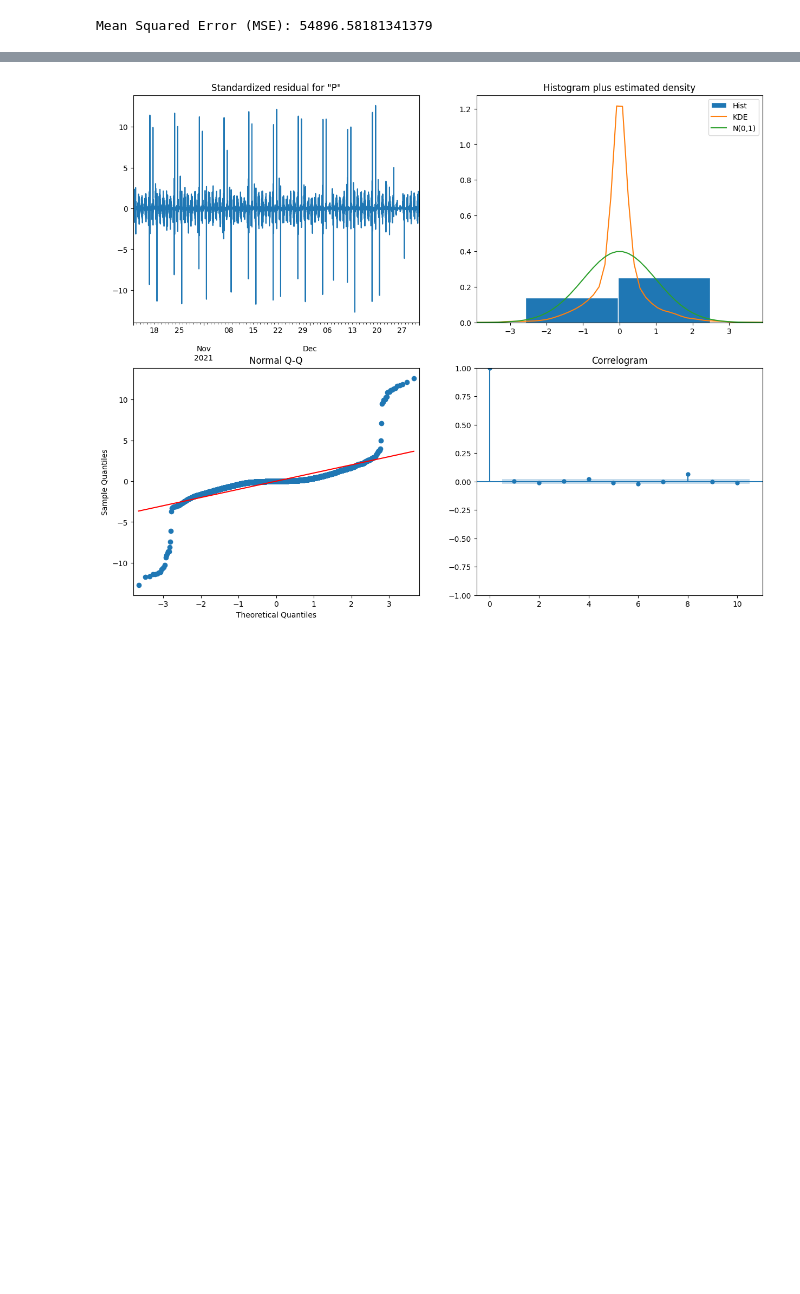
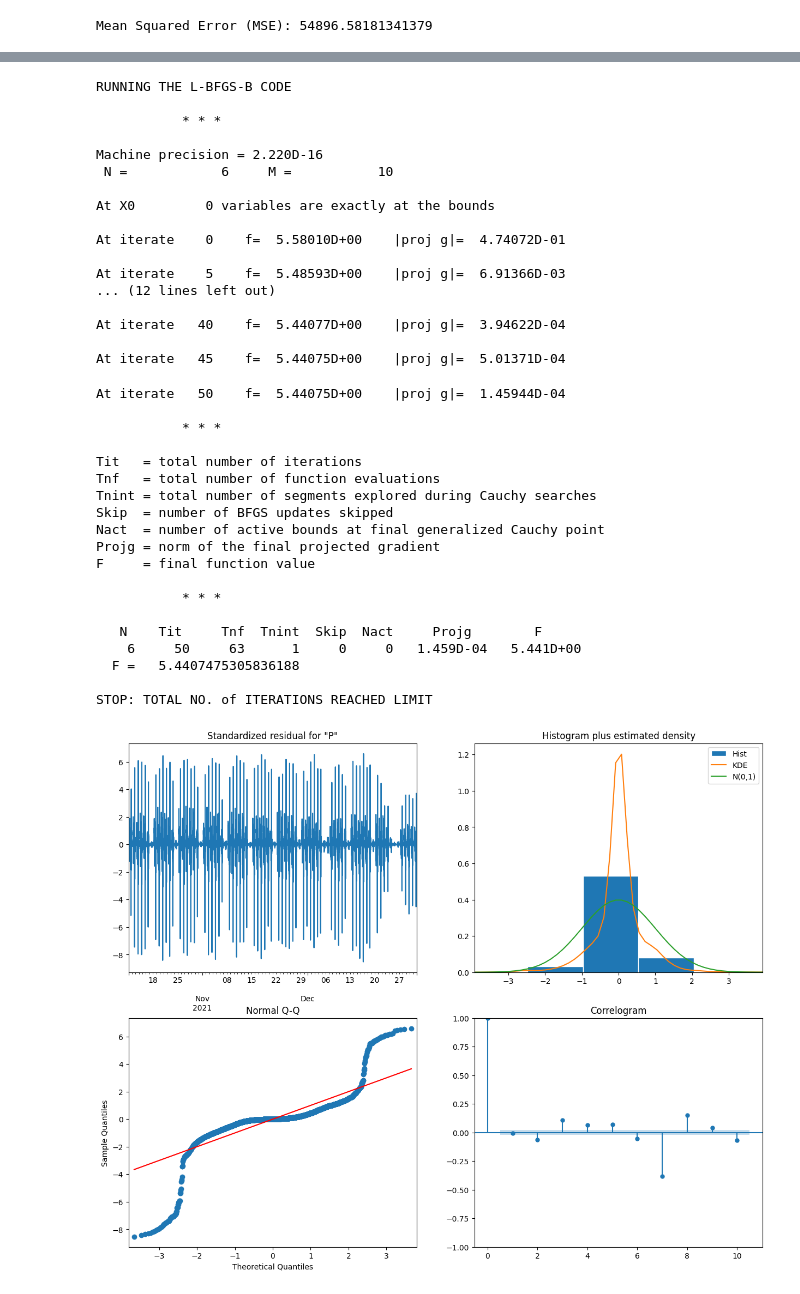
Before and after one commit to vsjostro/parking-prediction, a Jupyter notebook: arima/sarima.ipynb, the cells around one changed output, grey strips where cells are left out. Cells and saved outputs as stored; diff of their text form; code cells hidden in the pictures; blank space fills up the shorter version.

```diff
--- a/arima/sarima.ipynb
+++ b/arima/sarima.ipynb
@@ -243,9 +332,9 @@ df['is_holiday'] = df['is_holiday'].astype(int)
 
 # Seasonal decomposition
 # Since the data is already in 15-minute intervals, we'll directly decompose it
-decomposition = seasonal_decompose(df['Parkings'], model='additive', period=96)  # 96 periods in a day (24 hours * 4 quarters)
-decomposition.plot()
-plt.show()
+#decomposition = seasonal_decompose(df['Parkings'], model='additive', period=96)  # 96 periods in a day (24 hours * 4 quarters)
+#decomposition.plot()
+#plt.show()
 
 exogenous_features = ["day_of_year","weekday","hour","is_holiday"]
 
@@ -278,5 +367,5 @@ q = 2
 P = 0
 D = 1
 Q = 0
-m = 96  # 96 periods in a day (15 minutes * 96 = 24 hours)
+m = 7  # 96 periods in a day (15 minutes * 96 = 24 hours)
 # %% [output]
@@ -290,10 +378,10 @@ is_holiday  -0.331861    -0.074872  0.578922  0.000090    1.000000
 # %%
 
 # Fit the SARIMA model
-model = SARIMAX(train_data['Parkings'], order=(p, d, q), seasonal_order=(P, D, Q, m), exog=exogenous_train)
+model = SARIMAX(train_data['Parkings'], order=(p, d, q), seasonal_order=(P, D, Q, m))
 sarima_results = model.fit()
 
 # Model diagnostics
-sarima_results.plot_diagnostics(figsize=(15, 12))
-plt.show()
+#sarima_results.plot_diagnostics(figsize=(15, 12))
+#plt.show()
 # %% [output]
@@ -300,3 +389,39 @@ plt.show()
+RUNNING THE L-BFGS-B CODE
+
+           * * *
+
+Machine precision = 2.220D-16
+ N =            6     M =           10
+
+At X0         0 variables are exactly at the bounds
+
+At iterate    0    f=  5.58010D+00    |proj g|=  4.74072D-01
+
+At iterate    5    f=  5.48593D+00    |proj g|=  6.91366D-03
+... (12 lines left out)
+
+At iterate   40    f=  5.44077D+00    |proj g|=  3.94622D-04
+
+At iterate   45    f=  5.44075D+00    |proj g|=  5.01371D-04
+At iterate   50    f=  5.44075D+00    |proj g|=  1.45944D-04
+
+           * * *
+
+Tit   = total number of iterations
+Tnf   = total number of function evaluations
+Tnint = total number of segments explored during Cauchy searches
+Skip  = number of BFGS updates skipped
+Nact  = number of active bounds at final generalized Cauchy point
+Projg = norm of the final projected gradient
+F     = final function value
+
+           * * *
+
+   N    Tit     Tnf  Tnint  Skip  Nact     Projg        F
+    6     50     63      1     0     0   1.459D-04   5.441D+00
+  F =   5.4407475305836188
+
+STOP: TOTAL NO. of ITERATIONS REACHED LIMIT
-[figure, old version]
+[figure, new version]
 # %%
 # Make predictions
```
Also changed, not shown: parts of 7 cells of this notebook, 13 other files.
